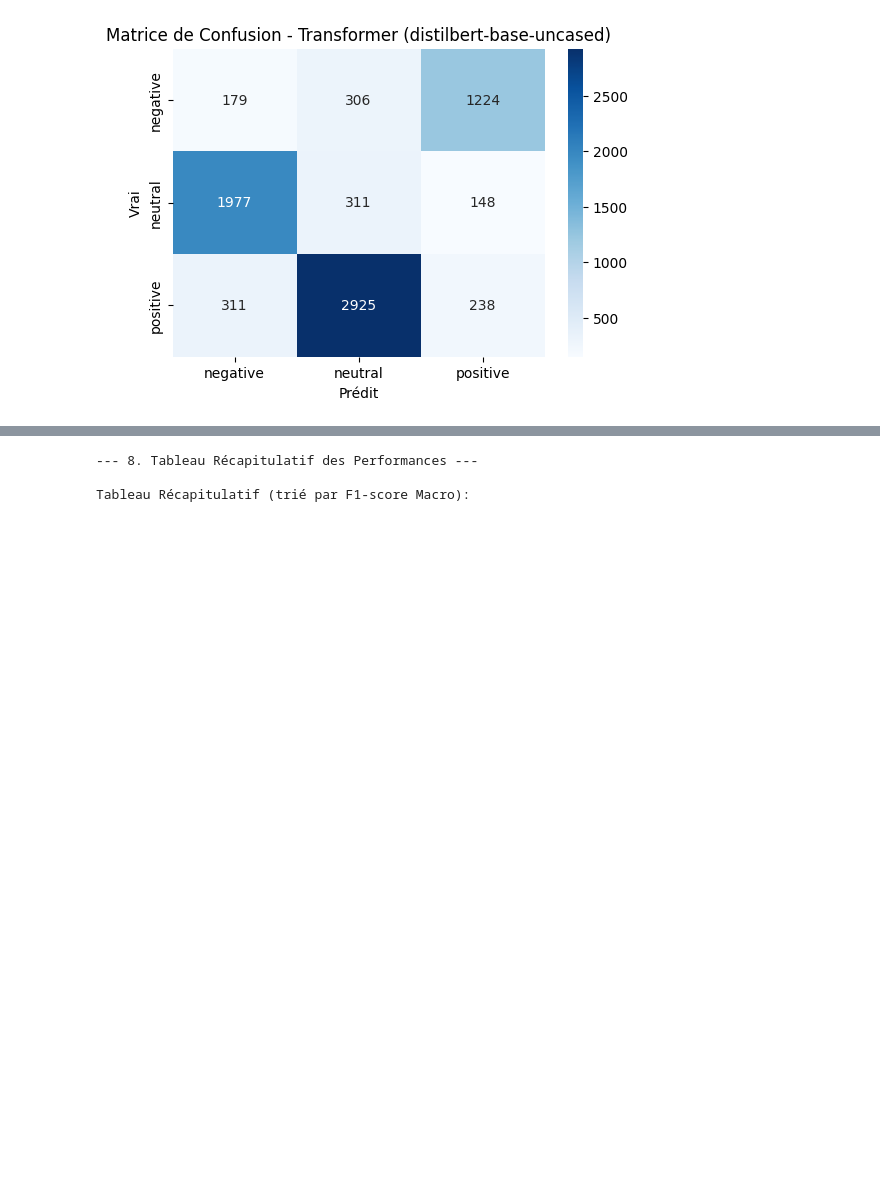
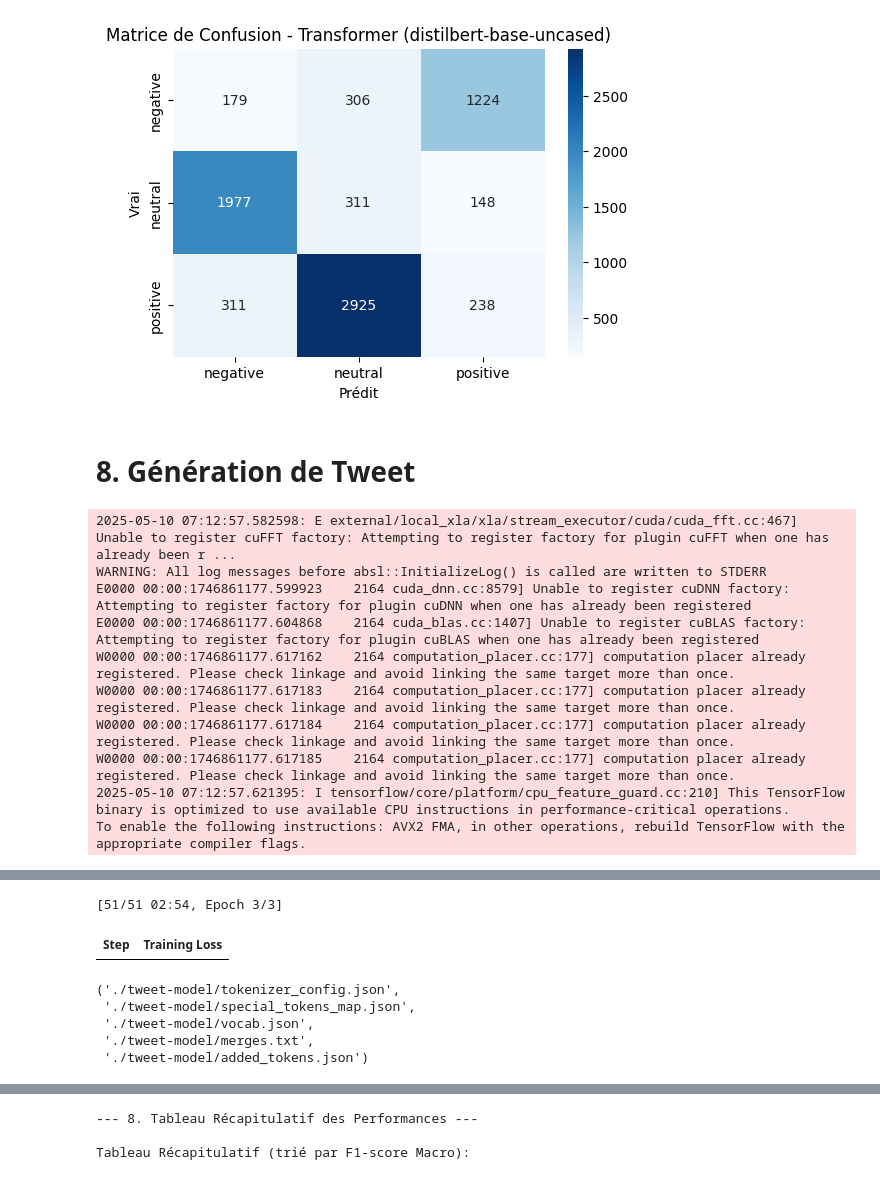
Before and after one commit to Wassbdr/twitter-sentiment-analysis, a Jupyter notebook: src/data.ipynb, the cells around one changed output, grey strips where cells are left out. Saved outputs shown, nothing was run; the diff lists cells and outputs as text; code cells hidden in the pictures; blank space fills up the shorter version.

Commit message:
feat: tweet generation

```diff
--- a/src/data.ipynb
+++ b/src/data.ipynb
@@ -1110,3 +1124,5 @@ Rapport de Classification pour Transformer (distilbert-base-uncased):
    macro avg       0.10      0.10      0.09      7619
 weighted avg       0.11      0.10      0.10      7619
 [figure]
+# %% [markdown]
+# 8. Génération de Tweet
@@ -1112,0 +1146,58 @@ weighted avg       0.11      0.10      0.10      7619
+# %%
+from datasets import load_dataset
+from transformers import GPT2Tokenizer, GPT2LMHeadModel, Trainer, TrainingArguments, DataCollatorForLanguageModeling
+
+# On va utiliser gpt2 comme base pour notre transformer
+model_name = "gpt2"
+tokenizer = GPT2Tokenizer.from_pretrained(model_name)
+tokenizer.pad_token = tokenizer.eos_token
+
+model = GPT2LMHeadModel.from_pretrained(model_name)
+
+# On va utiliser notre dataset comme base d'entrainement pour gpt2
+dataset = load_dataset("text", data_files={"train": "formatted_tweets.txt"})
+
+def tokenize_function(examples):
+    return tokenizer(examples["text"], truncation=True, padding="max_length", max_length=64)
+
+tokenized_datasets = dataset.map(tokenize_function, batched=True)
+
+data_collator = DataCollatorForLanguageModeling(tokenizer=tokenizer, mlm=False)
+
+#HyperParametres pour l'entrainement
+training_args = TrainingArguments(
+    output_dir="./tweet-model",
+    overwrite_output_dir=True,
+    per_device_train_batch_size=8,
+    num_train_epochs=3,
+    save_steps=500,
+    save_total_limit=2,
+    prediction_loss_only=True,
+    fp16=True,
+)
+
+trainer = Trainer(
+    model=model,
+    args=training_args,
+    train_dataset=tokenized_datasets["train"],
+    tokenizer=tokenizer,
+    data_collator=data_collator,
+)
+
+# On entraine gpt2 avec nos données
+trainer.train()
+
+# On sauvegarde les modèles
+trainer.save_model("./tweet-model")
+tokenizer.save_pretrained("./tweet-model")
+# %% [output]
+2025-05-10 07:12:57.582598: E external/local_xla/xla/stream_executor/cuda/cuda_fft.cc:467] Unable to register cuFFT factory: Attempting to register factory for plugin cuFFT when one has already been r ...
+WARNING: All log messages before absl::InitializeLog() is called are written to STDERR
+E0000 00:00:1746861177.599923    2164 cuda_dnn.cc:8579] Unable to register cuDNN factory: Attempting to register factory for plugin cuDNN when one has already been registered
+E0000 00:00:1746861177.604868    2164 cuda_blas.cc:1407] Unable to register cuBLAS factory: Attempting to register factory for plugin cuBLAS when one has already been registered
+W0000 00:00:1746861177.617162    2164 computation_placer.cc:177] computation placer already registered. Please check linkage and avoid linking the same target more than once.
+W0000 00:00:1746861177.617183    2164 computation_placer.cc:177] computation placer already registered. Please check linkage and avoid linking the same target more than once.
+W0000 00:00:1746861177.617184    2164 computation_placer.cc:177] computation placer already registered. Please check linkage and avoid linking the same target more than once.
+W0000 00:00:1746861177.617185    2164 computation_placer.cc:177] computation placer already registered. Please check linkage and avoid linking the same target more than once.
+2025-05-10 07:12:57.621395: I tensorflow/core/platform/cpu_feature_guard.cc:210] This TensorFlow binary is optimized to use available CPU instructions in performance-critical operations.
+To enable the following instructions: AVX2 FMA, in other operations, rebuild TensorFlow with the appropriate compiler flags.
@@ -1112,0 +1205,7 @@ weighted avg       0.11      0.10      0.10      7619
+[51/51 02:54, Epoch 3/3]
+| Step | Training Loss |
+('./tweet-model/tokenizer_config.json',
+ './tweet-model/special_tokens_map.json',
+ './tweet-model/vocab.json',
+ './tweet-model/merges.txt',
+ './tweet-model/added_tokens.json')
```
Also changed, not shown: parts of 8 cells of this notebook.
